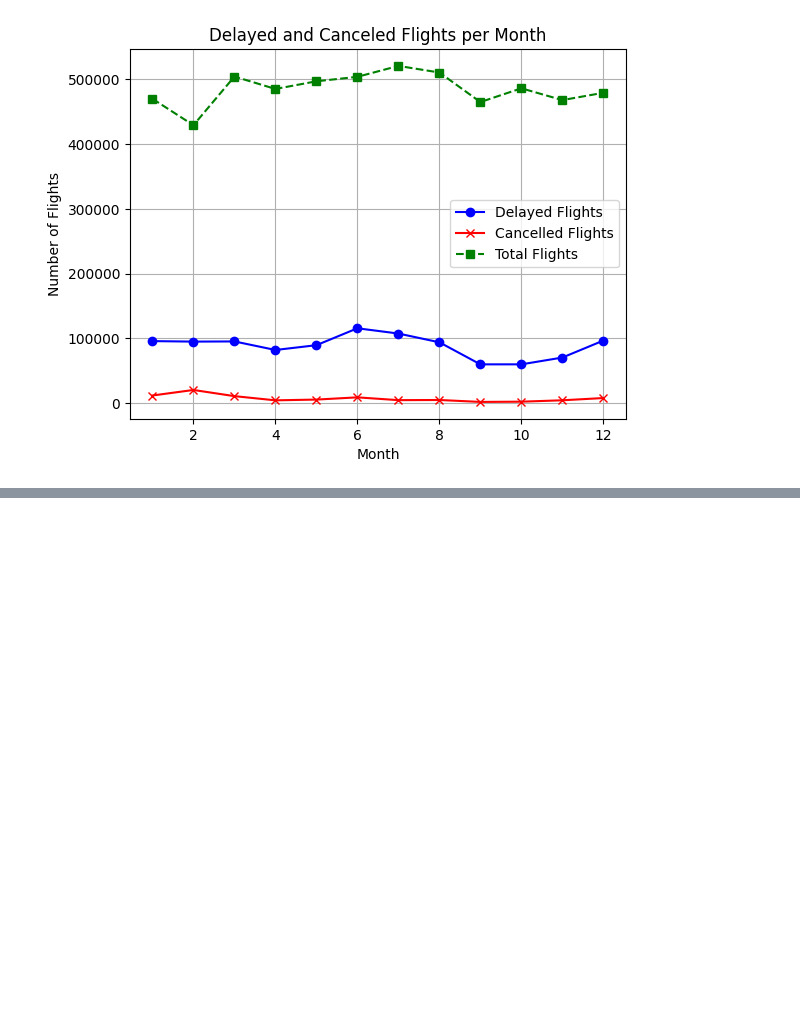
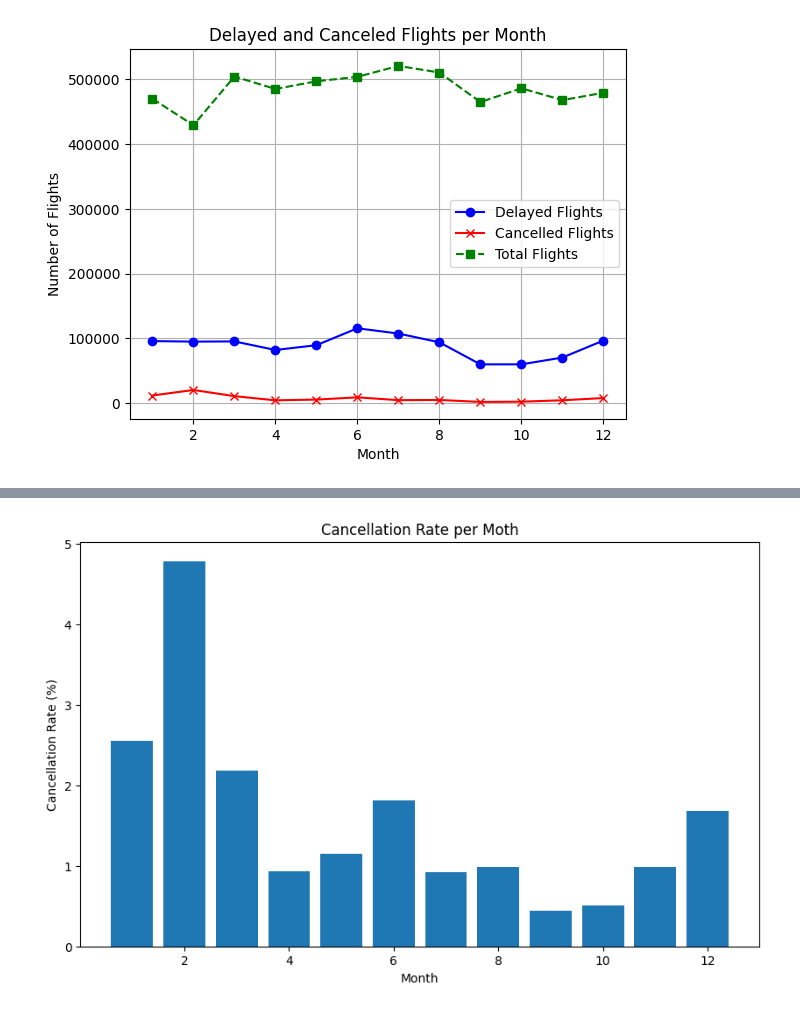
Before and after one commit to GuyPrach/2015-Flight-Delays-and-Cancellations-Analysis, a Jupyter notebook: main.ipynb, the cells around one changed output, grey strips where cells are left out. Saved outputs shown, nothing was run; the diff lists cells and outputs as text; code cells hidden in the pictures; blank space fills up the shorter version.

```diff
--- a/main.ipynb
+++ b/main.ipynb
@@ -327,0 +427,17 @@ plt.show()
+# %%
+# Calculate the total number of flights per month
+total_flights_per_month = df_flights.groupby('MONTH').size()
+
+# Calculate the number of cancelled flights per month
+cancelled_flights_per_month = cancelled_flights.groupby('MONTH').size()
+
+# Merge the two DataFrames (total flights and caancelled flights)
+cancelled_flights_rate_month = pd.DataFrame({
+    'total_flights': total_flights_per_month,
+    'cancelled_flights': cancelled_flights_per_month
+})
+
+# Calculate the cancellation rate per airline
+cancelled_flights_rate_month['cancellation_rate'] = (cancelled_flights_rate_month['cancelled_flights'] / cancelled_flights_rate_month['total_flights']) * 100
+
+print(cancelled_flights_rate_month.sort_values('MONTH'))
@@ -327,0 +459,15 @@ plt.show()
+# %%
+# Sort the DataFrame by cancellation_rate in ascending order
+cancelled_flights_rate_month = cancelled_flights_rate_month.sort_values('cancellation_rate', ascending=True)
+
+plt.figure(figsize=(10, 6))
+plt.bar(cancelled_flights_rate_month.index, cancelled_flights_rate_month['cancellation_rate'], width=0.8)
+
+# Add label and title
+plt.title('Cancellation Rate per Moth')
+plt.xlabel('Month')
+plt.ylabel('Cancellation Rate (%)')
+
+plt.show()
+# %% [output]
+[figure, added]
```
Also changed, not shown: parts of 11 cells of this notebook.
